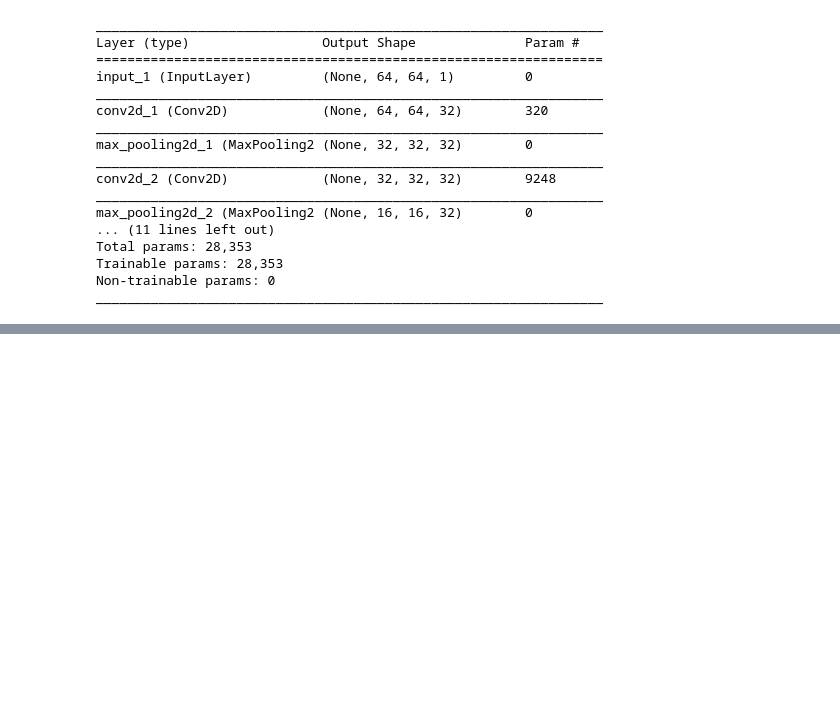
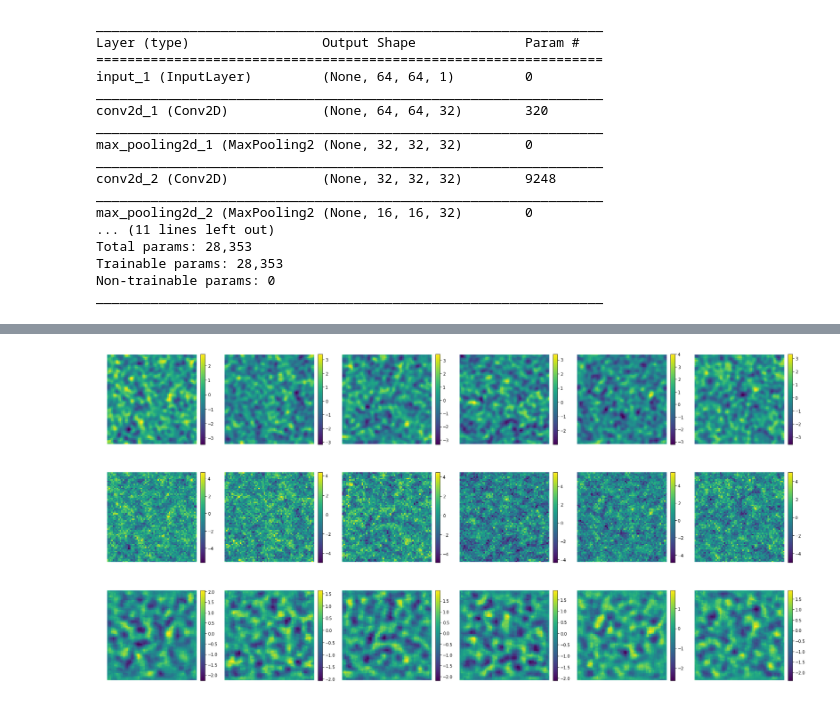
Before and after one commit to NiallJeffrey/DeepMass, a Jupyter notebook: wiener_comparison.ipynb, the cells around one changed output, grey strips where cells are left out. Drawn from its saved outputs; the diff is of its cells as text; code cells hidden in the pictures; blank space fills up the shorter version.

```diff
--- a/wiener_comparison.ipynb
+++ b/wiener_comparison.ipynb
@@ -133,3 +132,18 @@ Total params: 28,353
 Trainable params: 28,353
 Non-trainable params: 0
 _________________________________________________________________
+# %%
+n = 6  # how many images displayed
+
+plt.figure(figsize=(20, 10))
+for i in range(n):
+    # display original
+    plt.subplot(3, n, i + 1)
+    plt.imshow(train_array_clean[i,:,:,0], origin = 'lower')#, clim= (0.,1.))
+    plt.axis('off'), plt.colorbar(fraction=0.046, pad=0.04)
+
+    plt.subplot(3, n, i + 1 + n)
+    plt.imshow(train_array_noisy[i,:,:,0], origin = 'lower')#, clim= (0.,1.))
+    plt.axis('off'), plt.colorbar(fraction=0.046, pad=0.04)
+
+plt.show()
@@ -136,9 +152,11 @@ _________________________________________________________________
 # %%
-autoencoder.fit(train_array_noisy, train_array_clean,
-                epochs=10,
+autoencoder.fit(mf.rescale_map(train_array_noisy, 0.1, 0.5),
+                mf.rescale_map(train_array_clean, 0.1, 0.5),
+                epochs=1,
                 batch_size=100,
                 shuffle=True,
-                validation_data=(test_array_noisy, test_array_clean),
+                validation_data=(mf.rescale_map(test_array_noisy, 0.1, 0.5),
+                                 mf.rescale_map(test_array_clean, 0.1, 0.5)),
                 callbacks=[TensorBoard(log_dir='/tmp/autoencoder')])
 # %% [output]
 Train on 40000 samples, validate on 1000 samples
@@ -147,23 +166,26 @@ KeyboardInterrupt:
 # %%
-test_output = autoencoder.predict(test_array_noisy)
+n_images = 6
 
-n = 6  # how many images displayed
+test_output = autoencoder.predict(mf.rescale_map(test_array_noisy[:n_images,:,:,:], 0.1, 0.5))
+test_output = mf.rescale_map(test_output, 0.1, 0.5, True)
 
 plt.figure(figsize=(30, 15))
-for i in range(n):
+for i in range(n_images):
     # display original
-    plt.subplot(3, n, i + 1)
+    plt.subplot(3, n_images, i + 1)
     plt.imshow(test_array_clean[i,:,:,0], origin = 'lower')#, clim= (0.,1.))
     plt.axis('off'), plt.colorbar(fraction=0.046, pad=0.04)
 
-    plt.subplot(3, n, i + 1 + n)
+    plt.subplot(3, n_images, i + 1 + n_images)
     plt.imshow(test_array_noisy[i,:,:,0], origin = 'lower')#, clim= (0.,1.))
     plt.axis('off'), plt.colorbar(fraction=0.046, pad=0.04)
 
-    plt.subplot(3, n, i + 1 + 2*n)
+    plt.subplot(3, n_images, i + 1 + 2*n_images)
     plt.imshow(test_output[i,:,:,0], origin = 'lower')#, clim= (0.,1.))
     plt.axis('off'), plt.colorbar(fraction=0.046, pad=0.04)
 
     plt.axis('off')
 plt.show()
+# %% [output]
+[figure, added]
 # %%
```
Also changed, not shown: parts of 15 cells of this notebook, 3 other files.
